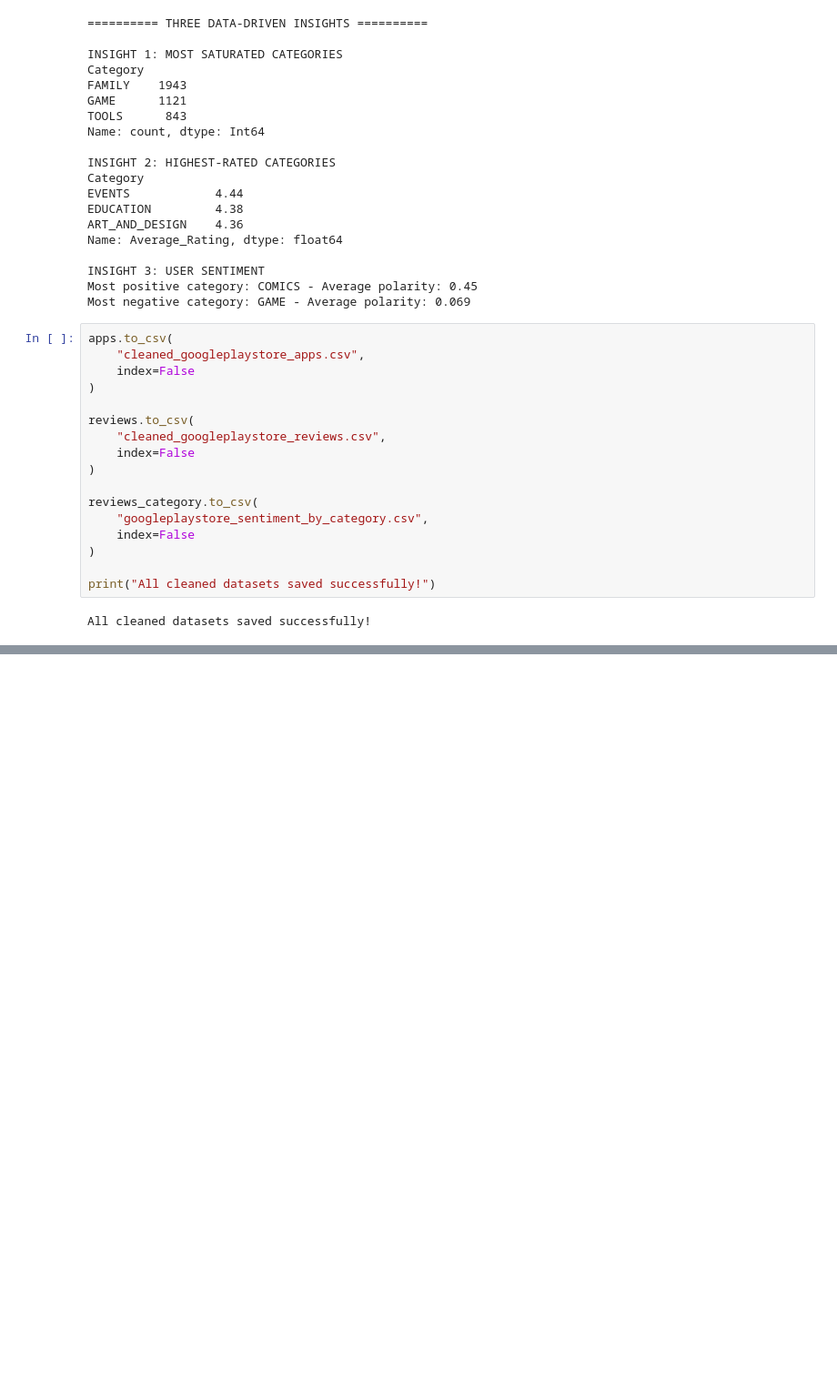
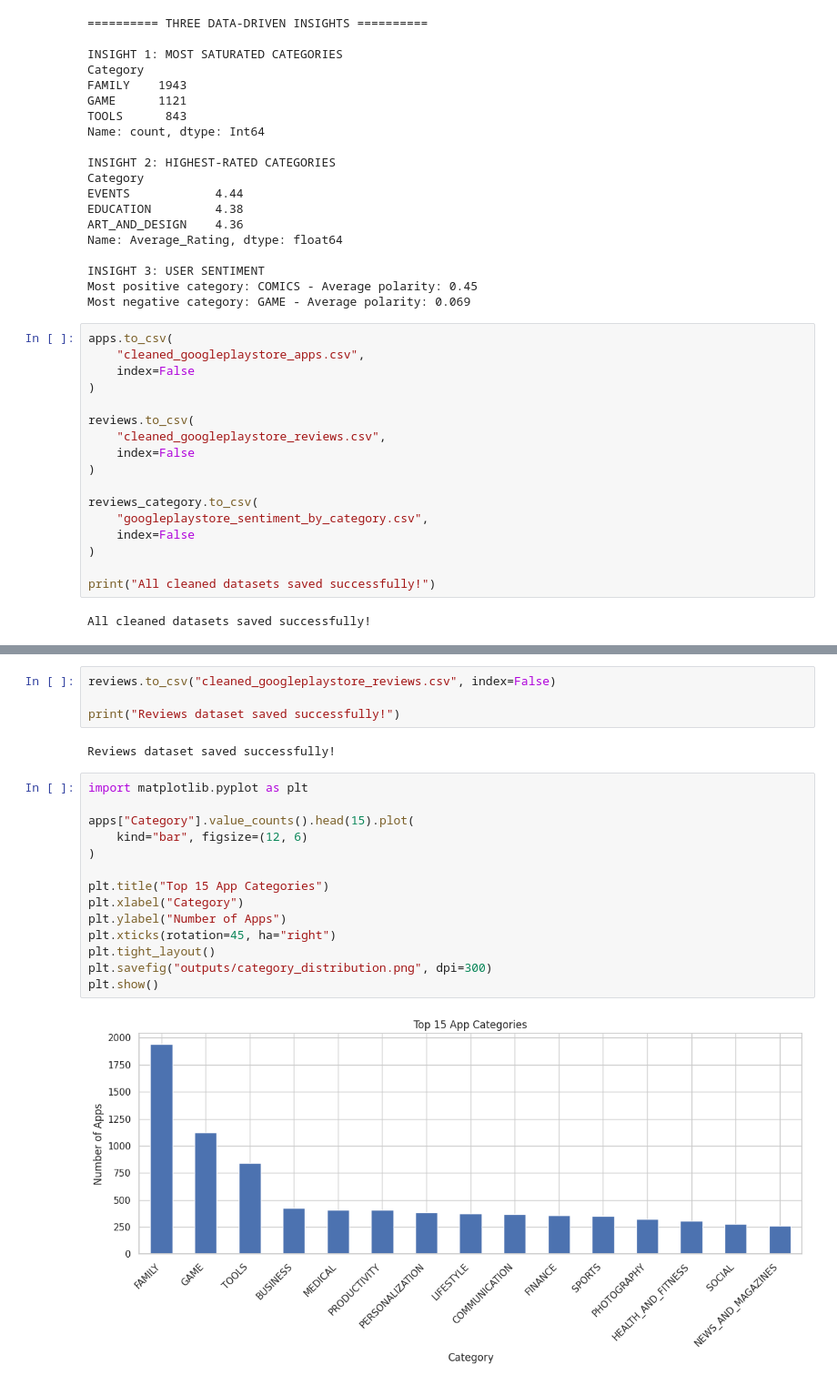
Before and after one commit to sriharithamanikandan/google-play-store-analysis, a Jupyter notebook: Google_Play_Store_Analysis.ipynb, the cells around one changed output, grey strips where cells are left out. Shown at 91% size. Drawn from its saved outputs; the diff is of its cells as text; blank space fills up the shorter version.

```diff
--- a/Google_Play_Store_Analysis.ipynb
+++ b/Google_Play_Store_Analysis.ipynb
@@ -981,0 +997,22 @@ files.download("googleplaystore_sentiment_by_category.csv")
+# %%
+reviews.to_csv("cleaned_googleplaystore_reviews.csv", index=False)
+
+print("Reviews dataset saved successfully!")
+# %% [output]
+Reviews dataset saved successfully!
+# %%
+import matplotlib.pyplot as plt
+
+apps["Category"].value_counts().head(15).plot(
+    kind="bar", figsize=(12, 6)
+)
+
+plt.title("Top 15 App Categories")
+plt.xlabel("Category")
+plt.ylabel("Number of Apps")
+plt.xticks(rotation=45, ha="right")
+plt.tight_layout()
+plt.savefig("outputs/category_distribution.png", dpi=300)
+plt.show()
+# %% [output]
+[figure, added]
```
Also changed, not shown: parts of 10 cells of this notebook.
